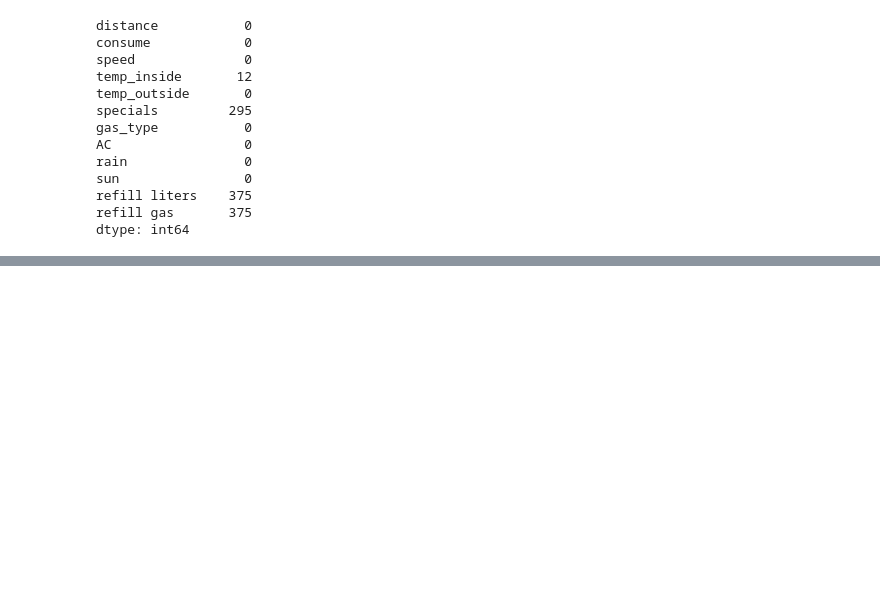
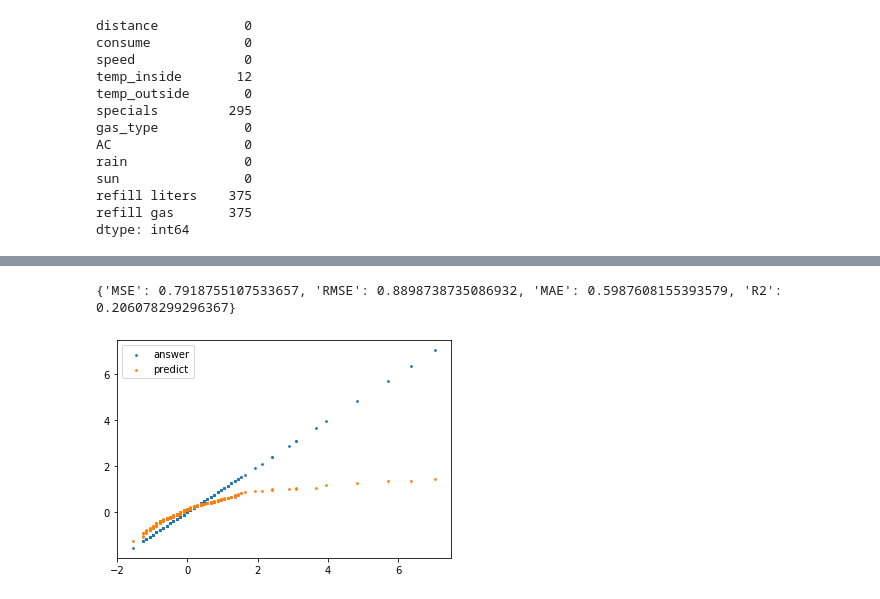
Before and after one commit to kt38k/CarFuelConsumption, a Jupyter notebook: Day1_work_三宅海斗.ipynb, the cells around one changed output, grey strips where cells are left out. Cells and saved outputs as stored; diff of their text form; code cells hidden in the pictures; blank space fills up the shorter version.

Commit message:
change graph and add preprocessing

```diff
--- a/Day1_work_三宅海斗.ipynb
+++ b/Day1_work_三宅海斗.ipynb
@@ -32,8 +32,8 @@ def output_prediction(data, target):
 
     target_predict = clf.predict(data)
 
-    plt.plot(target, target, label="answer")
-    plt.plot(np.sort(target), np.sort(target_predict), label="predict")
+    plt.scatter(target, target, label="answer", s=3)
+    plt.scatter(np.sort(target), np.sort(target_predict), label="predict", s=3)
     plt.legend()
     plt.show()
 # %%
@@ -91,6 +91,8 @@ refill liters    375
 refill gas       375
 dtype: int64
 # %%
-df = df.dropna(subset=['temp_inside'])
+# df = df.dropna(subset=['temp_inside'])
+# temp_insideを
+df['temp_inside'] = df['temp_inside'].fillna(df['temp_inside'].mean())
 target = df['consume']
 data = df.loc[:, ['distance', "speed", 'temp_inside' , 'temp_outside', 'AC', 'rain', 'sun']]
@@ -101,0 +105,9 @@ output_prediction(data, target)
+# %%
+# 標準化
+std_target = (target - target.mean()) / target.std()
+std_data = (data - data.mean()) / data.std()
+
+output_prediction(std_data, std_target)
+# %% [output]
+{'MSE': 0.7918755107533657, 'RMSE': 0.8898738735086932, 'MAE': 0.5987608155393579, 'R2': 0.206078299296367}
+[figure, added]
```
Also changed, not shown: parts of 4 cells of this notebook.
